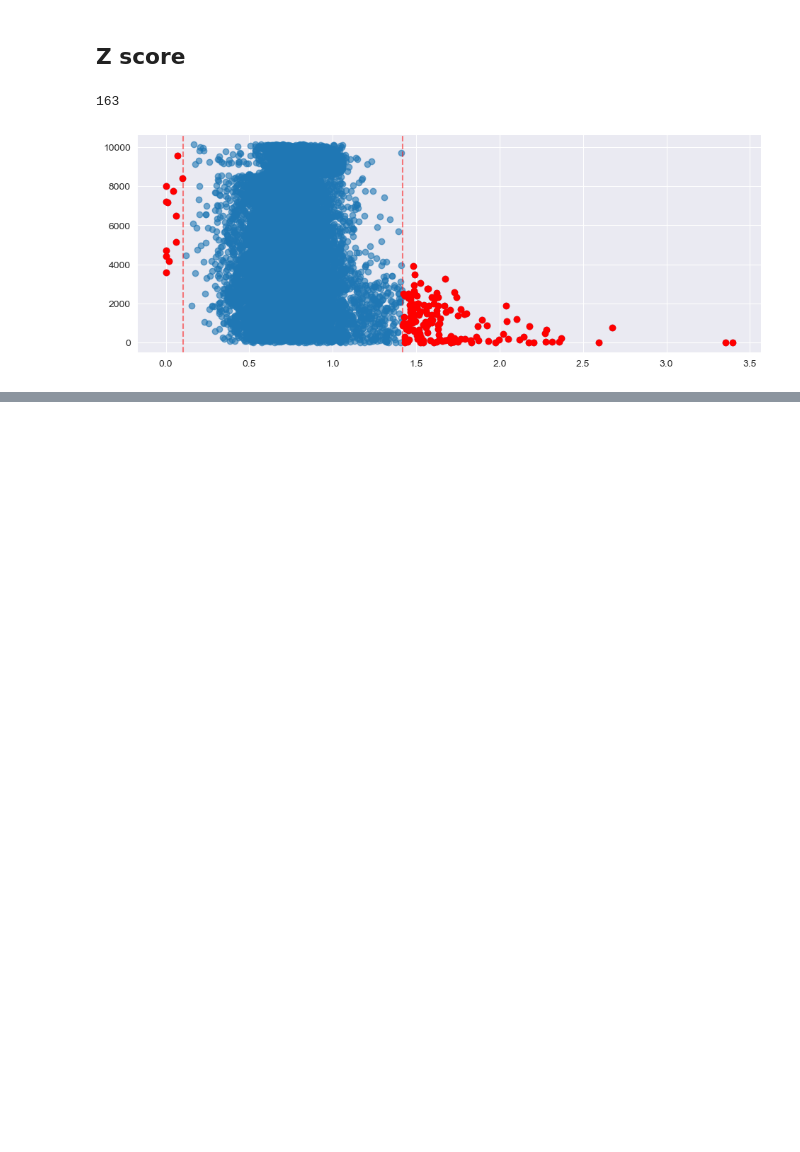
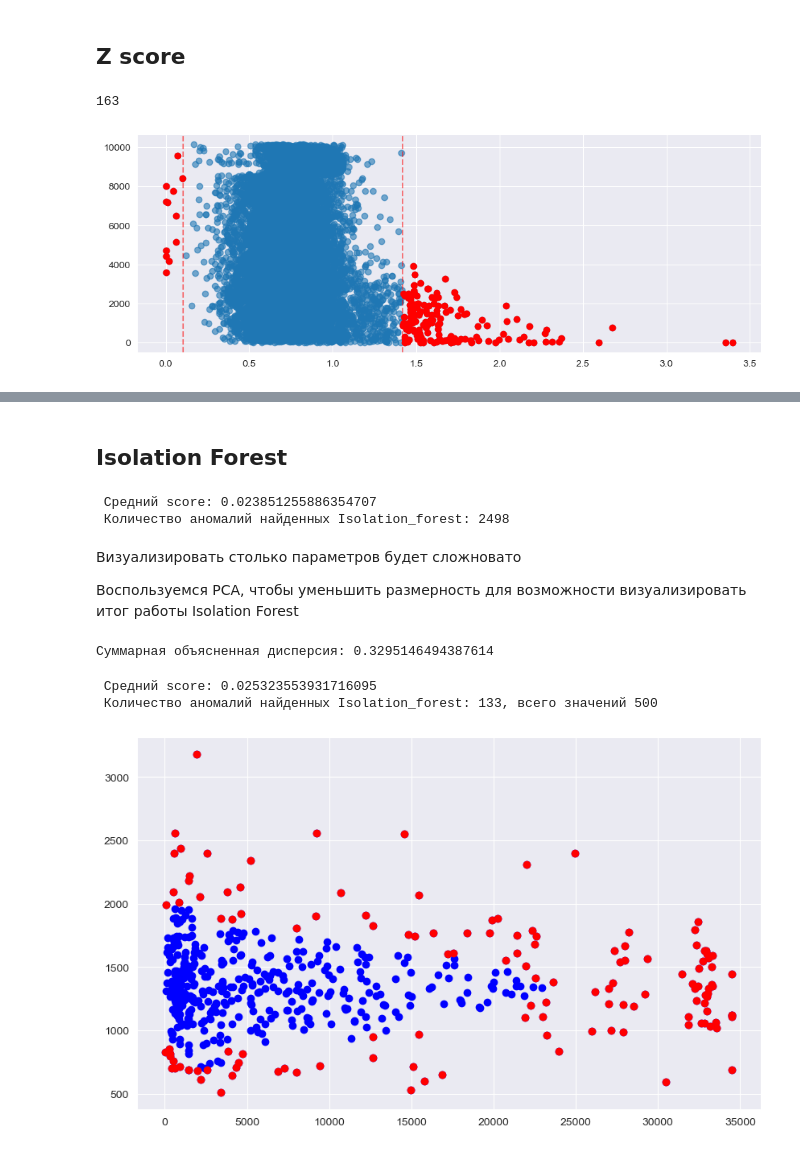
Before and after one commit to DanSikQ/Data_Analyst_Portfolio, a Jupyter notebook: projects/Bank_customers_analysis/new_test.ipynb, the cells around one changed output, grey strips where cells are left out. Saved outputs shown, nothing was run; the diff lists cells and outputs as text; code cells hidden in the pictures; blank space fills up the shorter version.

```diff
--- a/projects/Bank_customers_analysis/new_test.ipynb
+++ b/projects/Bank_customers_analysis/new_test.ipynb
@@ -368,0 +388,80 @@ plt.show()
+# %% [markdown]
+## Isolation Forest
+# %%
+credit_isolation_forest = credit.copy().drop(columns = 'clientnum')
+
+# Разделяем на категориальные и остальные для правильной обработки
+categorical_features = credit_isolation_forest.select_dtypes(include = ['object']).columns.to_list()
+numerical_features = credit_isolation_forest.select_dtypes(exclude=['object']).columns.to_list()
+
+label_encoders = {}
+for col in categorical_features: # энкодинг категориальных признаков
+    label_encoders[col] = LabelEncoder()
+    credit_isolation_forest[col] = label_encoders[col].fit_transform(credit_isolation_forest[col])
+
+scaler = StandardScaler()
+iso_scaled = scaler.fit_transform(credit_isolation_forest[numerical_features + categorical_features])
+
+iso_forest = IsolationForest(n_estimators=100, contamination='auto')
+iso_forest.fit(iso_scaled)
+
+credit_isolation_forest['anomaly'] = iso_forest.predict(iso_scaled)
+credit_isolation_forest['anomaly_score'] = iso_forest.decision_function(iso_scaled)
+
+print(f' Средний score: {credit_isolation_forest['anomaly_score'].mean()}')
+print(f' Количество аномалий найденных Isolation_forest: {np.where(credit_isolation_forest['anomaly'] == 1, 0, 1).sum()}') # -1 это аномалия
+# %% [output]
+ Средний score: 0.023851255886354707
+ Количество аномалий найденных Isolation_forest: 2498
+# %% [markdown]
+Визуализировать столько параметров будет сложновато
+
+Воспользуемся PCA, чтобы уменьшить размерность для возможности визуализировать итог работы Isolation Forest
+# %%
+credit_copy_2 = credit.copy()
+
+X = credit_copy_2.drop(columns = ['clientnum','attrition_flag']).select_dtypes(exclude = ['object'])
+feature_names = X.columns
+scaler = StandardScaler()
+X_scaled = scaler.fit_transform(X)
+
+pca = PCA(n_components=2)
+pca.fit(X_scaled)
+X_pca = pca.transform(X_scaled)
+
+feature_importances = np.sum(pca.components_**2, axis=0)
+#  Нормализуем, чтобы значимость была от 0 до 1
+feature_importances /= np.sum(feature_importances)
+
+
+importance_df = pd.DataFrame({'Feature': feature_names, 'Importance': feature_importances})
+importance_df = importance_df.sort_values('Importance', ascending=False)
+
+print("Суммарная объясненная дисперсия:", np.sum(pca.explained_variance_ratio_)) # Маловато ну что поделаешь
+importance_df = importance_df.reset_index(drop = True).iloc[0:2]
+importance_df = importance_df['Feature'].to_list()
+# %% [output]
+Суммарная объясненная дисперсия: 0.3295146494387614
+# %%
+forest_PCA = credit[importance_df].head(500) # Возьмём данных поменьше для наглядности
+
+scaler = StandardScaler()
+iso_scaled_PCA = scaler.fit_transform(forest_PCA)
+
+model_iso_forest_PCA = IsolationForest(n_estimators=100, contamination='auto')
+model_iso_forest_PCA.fit(iso_scaled_PCA)
+
+forest_PCA['anomaly'] = model_iso_forest_PCA.predict(iso_scaled_PCA)
+forest_PCA['anomaly_score'] = model_iso_forest_PCA.decision_function(iso_scaled_PCA)
+
+print(f' Средний score: {forest_PCA['anomaly_score'].mean()}')
+print(fr' Количество аномалий найденных Isolation_forest: {np.where(forest_PCA['anomaly'] == 1, 0, 1).sum()}, всего значений {len(forest_PCA)}')
+
+plt.figure(figsize = (10,6))
+plt.scatter(forest_PCA['avg_open_to_buy'], forest_PCA['total_trans_amt'], c = 'blue')
+plt.scatter(forest_PCA['avg_open_to_buy'][forest_PCA['anomaly'] == -1], forest_PCA['total_trans_amt'][forest_PCA['anomaly'] == -1], c = 'red')
+plt.show()
+# %% [output]
+ Средний score: 0.025323553931716095
+ Количество аномалий найденных Isolation_forest: 133, всего значений 500
+[figure, added]
```
Also changed, not shown: parts of 6 cells of this notebook.
